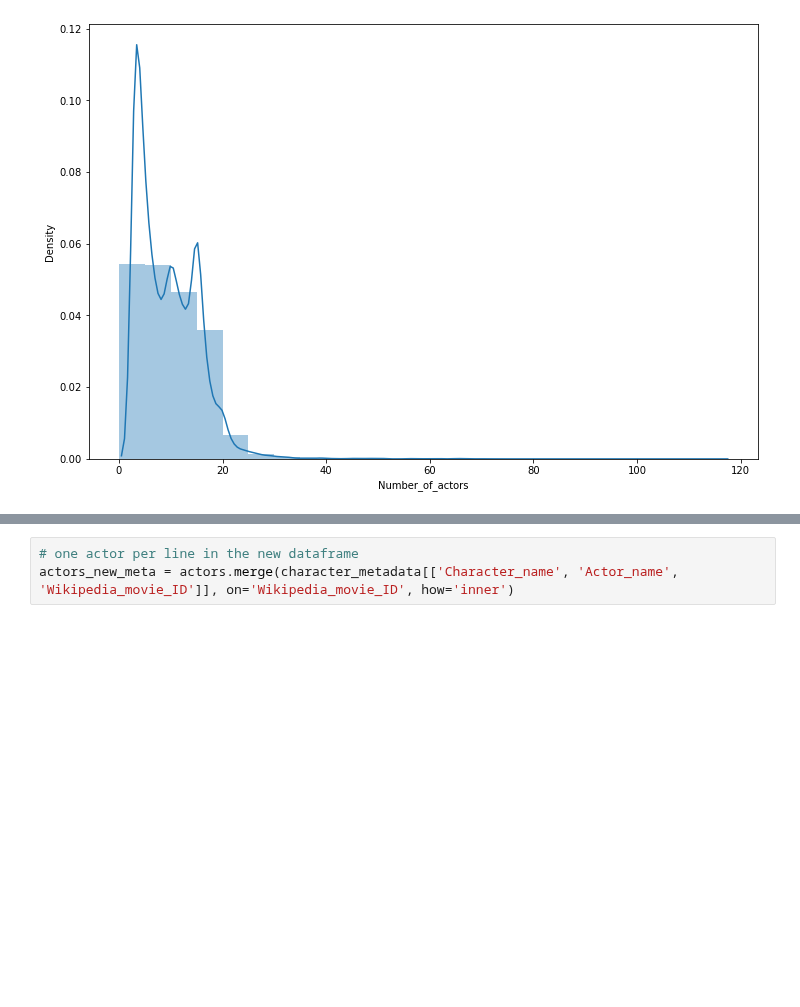
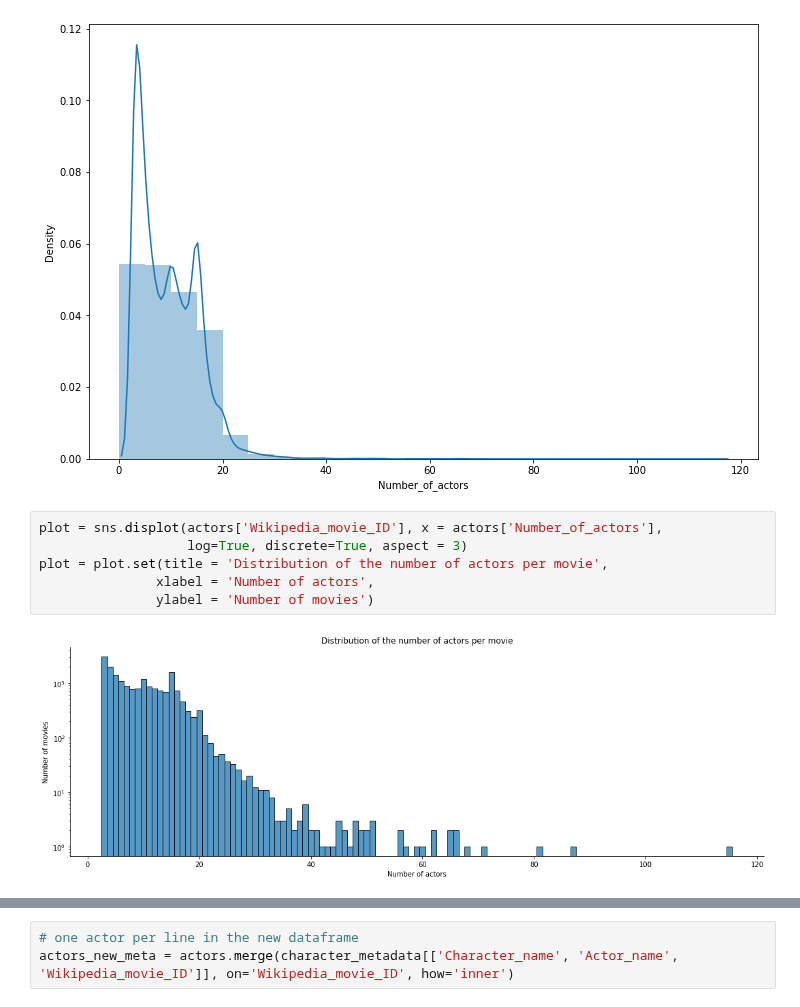
Before and after one commit to epfl-ada/ada-2022-project-addaxx, a Jupyter notebook: CMU.ipynb, the cells around one changed output, grey strips where cells are left out. Drawn from its saved outputs; the diff is of its cells as text; blank space fills up the shorter version.

```diff
--- a/CMU.ipynb
+++ b/CMU.ipynb
@@ -138,3 +172,11 @@ sns.distplot(actors['Number_of_actors'], kde=True, bins=range(0, 120, 5))
 # %% [output]
 <AxesSubplot:xlabel='Number_of_actors', ylabel='Density'>
 [figure]
+# %%
+plot = sns.displot(actors['Wikipedia_movie_ID'], x = actors['Number_of_actors'],
+                   log=True, discrete=True, aspect = 3)
+plot = plot.set(title = 'Distribution of the number of actors per movie',
+               xlabel = 'Number of actors',
+               ylabel = 'Number of movies')
+# %% [output]
+[figure, added]
```
Also changed, not shown: parts of 47 cells of this notebook, 1 other file.
